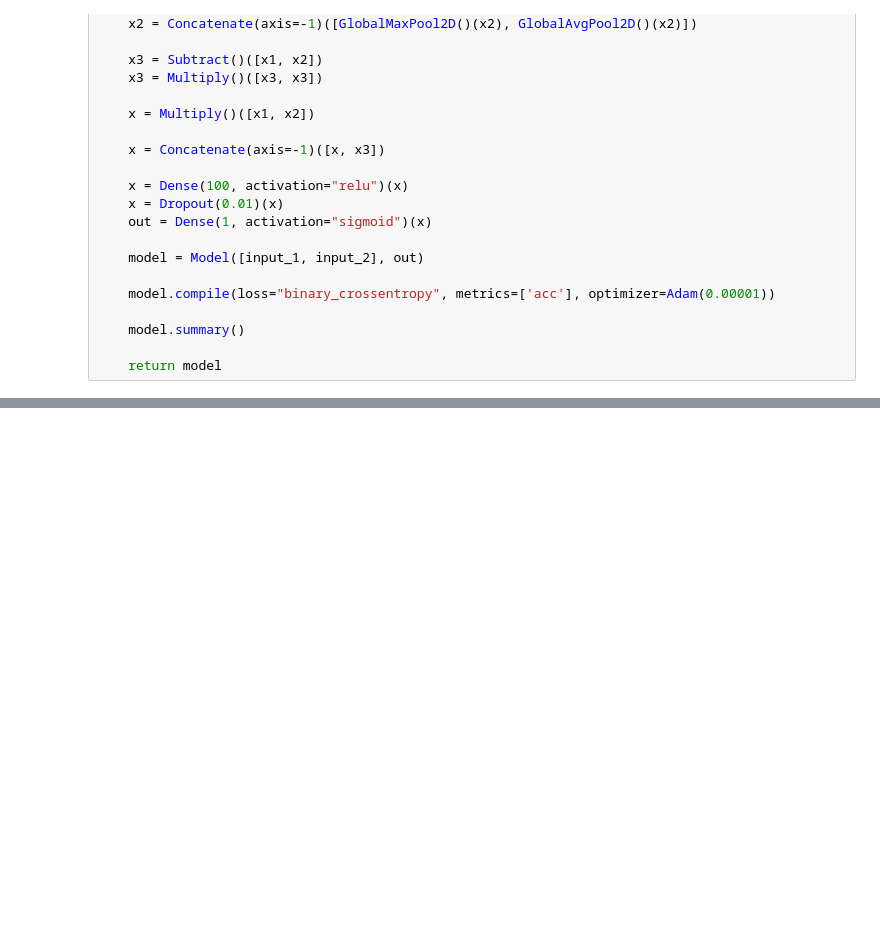
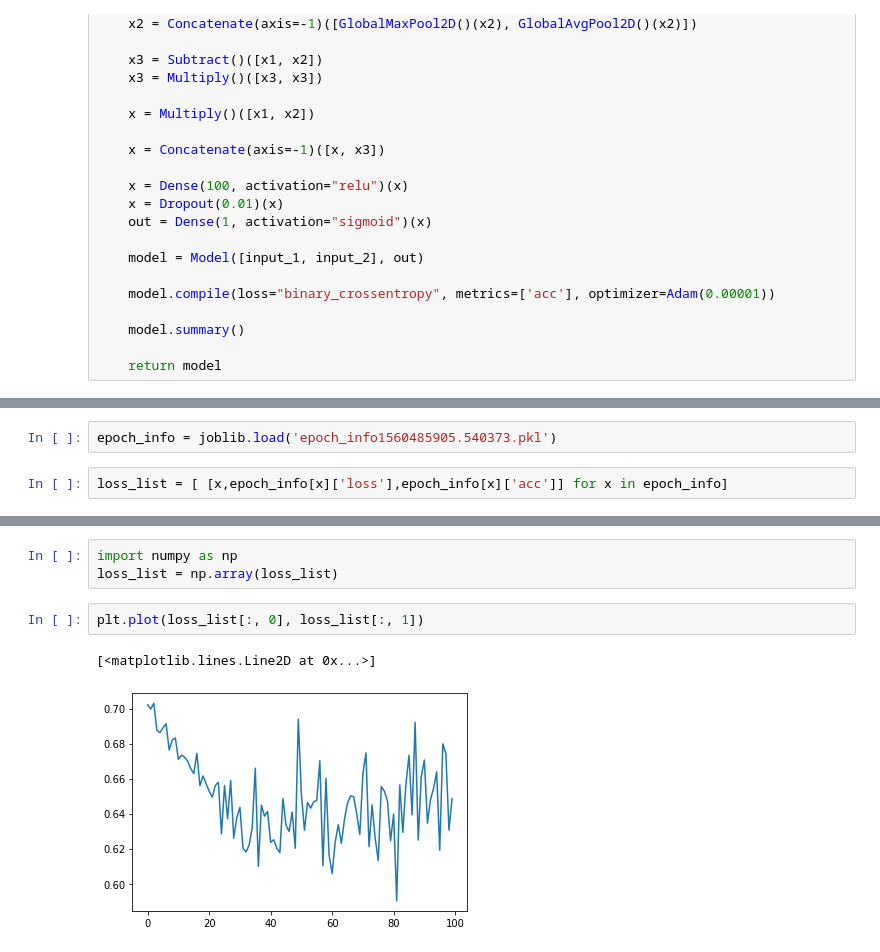
Before and after one commit to chengxiaoy/cxy, a Jupyter notebook: face.ipynb, the cells around one changed output, grey strips where cells are left out. Saved outputs shown, nothing was run; the diff lists cells and outputs as text; blank space fills up the shorter version.

```diff
--- a/face.ipynb
+++ b/face.ipynb
@@ -179,0 +175,4 @@ model.fit_generator(gen(train, train_person_to_images_map, batch_size=16), use_m
+# %%
+epoch_info = joblib.load('epoch_info1560485905.540373.pkl')
+# %%
+loss_list = [ [x,epoch_info[x]['loss'],epoch_info[x]['acc']] for x in epoch_info]
@@ -179,0 +203,8 @@ model.fit_generator(gen(train, train_person_to_images_map, batch_size=16), use_m
+# %%
+import numpy as np
+loss_list = np.array(loss_list)
+# %%
+plt.plot(loss_list[:, 0], loss_list[:, 1])
+# %% [output]
+[<matplotlib.lines.Line2D at 0x...>]
+[figure, added]
```
Also changed, not shown: parts of 7 cells of this notebook, 1 other file.
